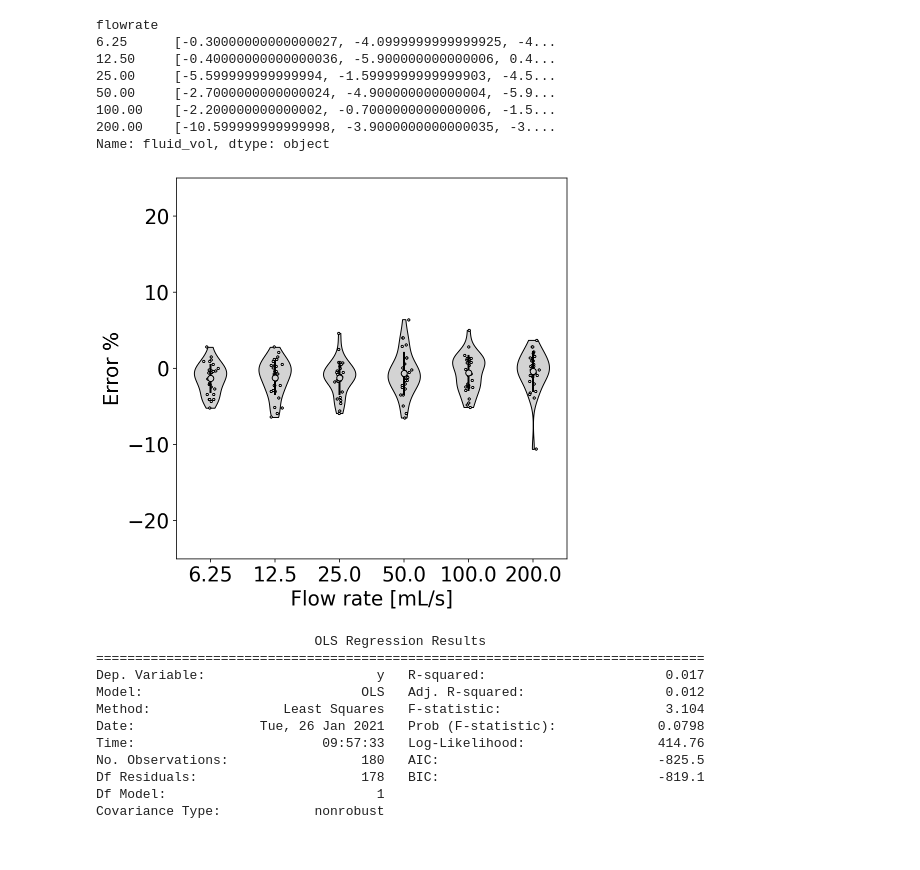
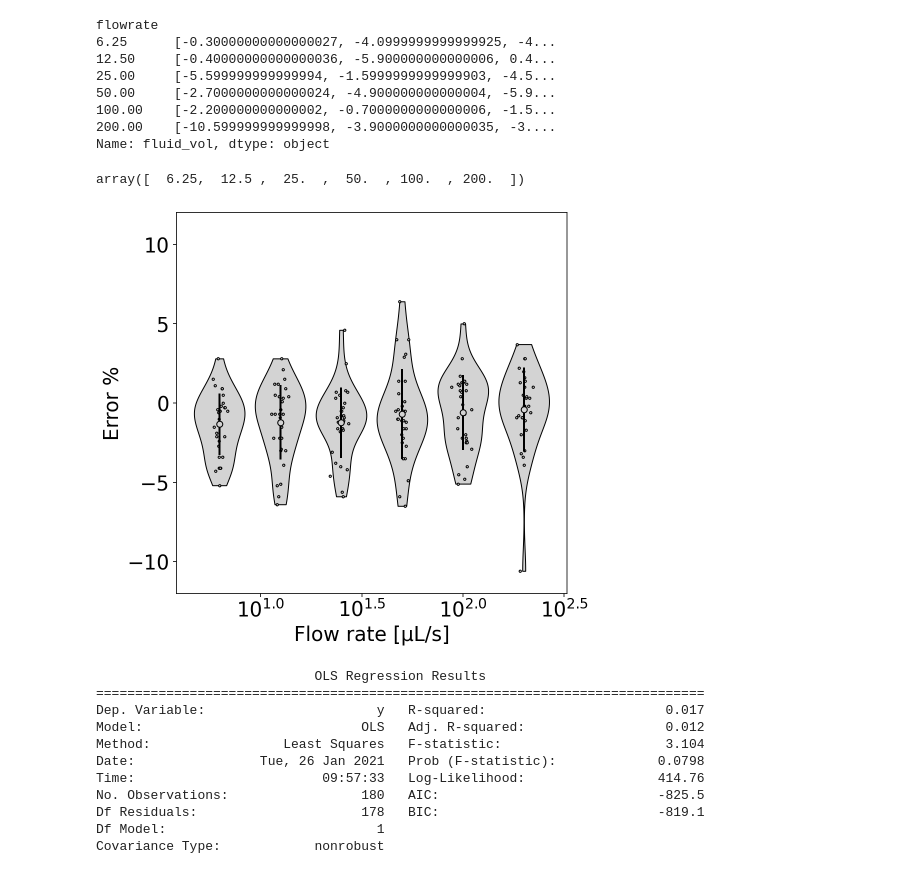
Before and after one commit to pachterlab/colosseum, a Jupyter notebook: analysis/varying_flowrate.ipynb, the cells around one changed output. Cells and saved outputs as stored; diff of their text form; code cells hidden in the pictures.

Commit message:
Created using Colaboratory, updated error plot log x axis

```diff
--- a/analysis/varying_flowrate.ipynb
+++ b/analysis/varying_flowrate.ipynb
@@ -113,7 +113,7 @@ def violinplot(data, ax, **kwd):
     if  len(xticklabels)==0: xticklabels = np.arange(len(data))+1;
     assert(len(xticks) == len(xticklabels))
 
-    violins = ax.violinplot(data, positions=xticks, showmeans=False, showmedians=False, showextrema=False)
+    violins = ax.violinplot(data, positions=xticks, showmeans=False, showmedians=False, showextrema=False, widths=0.25)
 
     for vidx, v in enumerate(violins['bodies']):
         v.set_facecolor(color)
@@ -126,7 +126,7 @@ def violinplot(data, ax, **kwd):
 
     for didx, d in enumerate(data):
         x = xticks[didx]
-        xx = np.random.normal(x, 0.04, size=len(d))
+        xx = np.random.normal(x, 0.02, size=len(d))
 
         # actual points
         ax.scatter(xx, d, s = 5, color="white", edgecolor="black", linewidth=1)
@@ -137,8 +137,6 @@ def violinplot(data, ax, **kwd):
         ax.scatter(x, mean, color="lightgrey", edgecolor="black", linewidth=1, zorder=10)
         ax.vlines(x, mean - stdev, mean+stdev, color='black', linestyle='-', lw=2, zorder=9)
 
-    ax.set(**{"xticks": xticks, "xticklabels":xticklabels})
-
     return ax
 # %%
 err = (obs-exp)
@@ -164,24 +162,29 @@ flowrate
 100.00    [-2.200000000000002, -0.7000000000000006, -1.5...
 200.00    [-10.599999999999998, -3.9000000000000035, -3....
 Name: fluid_vol, dtype: object
+# %%
+conditions
+# %% [output]
+array([  6.25,  12.5 ,  25.  ,  50.  , 100.  , 200.  ])
 # %%
 fig, ax = plt.subplots(figsize=(7,7))
 
 errors = (err/exp*100).values
-
-violinplot(errors, ax, xticklabels=conditions)
+violinplot(errors, ax, xticks = np.log10(conditions))
 
 ax.set(**{
-    "xlabel": "Flow rate [mL/s]",
+    "xlabel": "Flow rate [µL/s]",
     "ylabel": "Error %",
-    "ylim": (-25, 25)
+    "ylim": (-12, 12),
+    "xticklabels": [f"$10^{{{i}}}$" for i in ax.get_xticks()]
 })
+
 
 fig.savefig("fraction_flowrate_error.png", bbox_inches='tight', dpi=300)
 
 fig.show()
 # %% [output]
-[figure, old version]
+[figure, new version]
 # %%
 import statsmodels.api as sm
 from statsmodels.stats.multitest import multipletests
```
Also changed, not shown: parts of 3 cells of this notebook.
